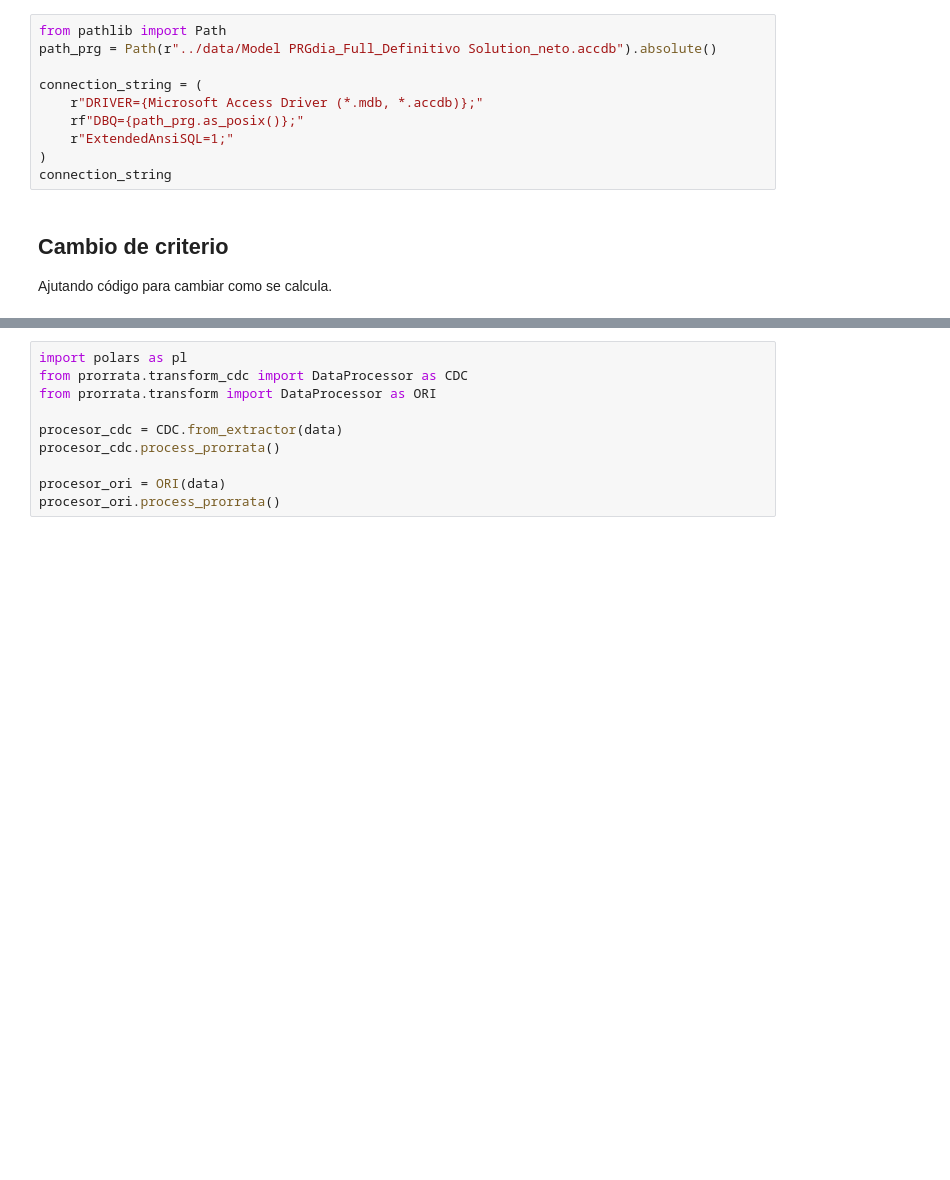
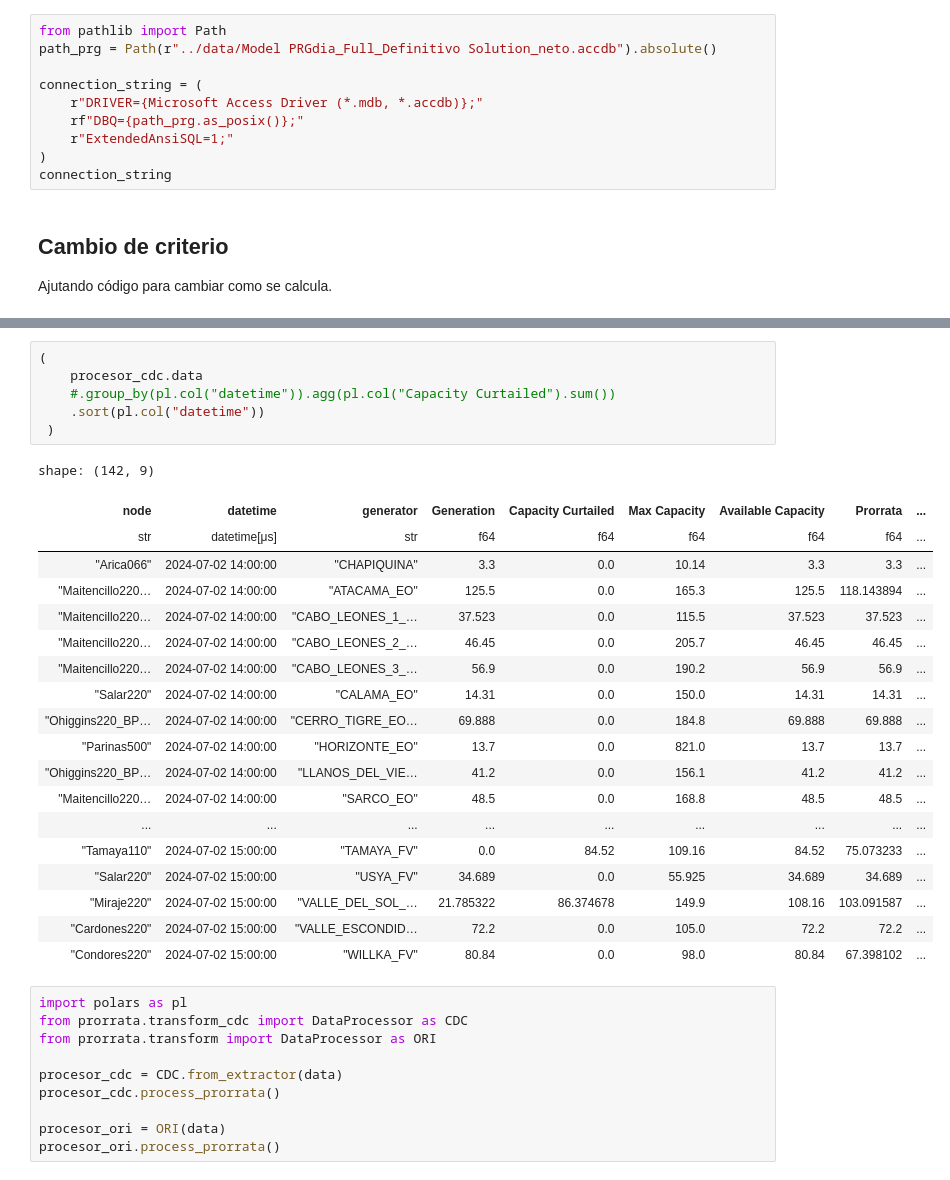
Before and after one commit to FasoCoding/ProrrataERV, a Jupyter notebook: dev/notebook.ipynb, the cells around one changed output, grey strips where cells are left out. Saved outputs shown, nothing was run; the diff lists cells and outputs as text; blank space fills up the shorter version.

```diff
--- a/dev/notebook.ipynb
+++ b/dev/notebook.ipynb
@@ -490,3 +675,29 @@ data.extract_data()
+# %%
+(
+    procesor_cdc.data
+    #.group_by(pl.col("datetime")).agg(pl.col("Capacity Curtailed").sum())
+    .sort(pl.col("datetime"))
+ )
+# %% [output]
+shape: (142, 9)
+| node | datetime | generator | Generation | Capacity Curtailed | Max Capacity | Available Capacity | Prorrata | ... |
+| str | datetime[μs] | str | f64 | f64 | f64 | f64 | f64 | ... |
+| "Arica066" | 2024-07-02 14:00:00 | "CHAPIQUINA" | 3.3 | 0.0 | 10.14 | 3.3 | 3.3 | ... |
+| "Maitencillo220… | 2024-07-02 14:00:00 | "ATACAMA_EO" | 125.5 | 0.0 | 165.3 | 125.5 | 118.143894 | ... |
+| "Maitencillo220… | 2024-07-02 14:00:00 | "CABO_LEONES_1_… | 37.523 | 0.0 | 115.5 | 37.523 | 37.523 | ... |
+| "Maitencillo220… | 2024-07-02 14:00:00 | "CABO_LEONES_2_… | 46.45 | 0.0 | 205.7 | 46.45 | 46.45 | ... |
+| "Maitencillo220… | 2024-07-02 14:00:00 | "CABO_LEONES_3_… | 56.9 | 0.0 | 190.2 | 56.9 | 56.9 | ... |
+| "Salar220" | 2024-07-02 14:00:00 | "CALAMA_EO" | 14.31 | 0.0 | 150.0 | 14.31 | 14.31 | ... |
+| "Ohiggins220_BP… | 2024-07-02 14:00:00 | "CERRO_TIGRE_EO… | 69.888 | 0.0 | 184.8 | 69.888 | 69.888 | ... |
+| "Parinas500" | 2024-07-02 14:00:00 | "HORIZONTE_EO" | 13.7 | 0.0 | 821.0 | 13.7 | 13.7 | ... |
+| "Ohiggins220_BP… | 2024-07-02 14:00:00 | "LLANOS_DEL_VIE… | 41.2 | 0.0 | 156.1 | 41.2 | 41.2 | ... |
+| "Maitencillo220… | 2024-07-02 14:00:00 | "SARCO_EO" | 48.5 | 0.0 | 168.8 | 48.5 | 48.5 | ... |
+| ... | ... | ... | ... | ... | ... | ... | ... | ... |
+| "Tamaya110" | 2024-07-02 15:00:00 | "TAMAYA_FV" | 0.0 | 84.52 | 109.16 | 84.52 | 75.073233 | ... |
+| "Salar220" | 2024-07-02 15:00:00 | "USYA_FV" | 34.689 | 0.0 | 55.925 | 34.689 | 34.689 | ... |
+| "Miraje220" | 2024-07-02 15:00:00 | "VALLE_DEL_SOL_… | 21.785322 | 86.374678 | 149.9 | 108.16 | 103.091587 | ... |
+| "Cardones220" | 2024-07-02 15:00:00 | "VALLE_ESCONDID… | 72.2 | 0.0 | 105.0 | 72.2 | 72.2 | ... |
+| "Condores220" | 2024-07-02 15:00:00 | "WILLKA_FV" | 80.84 | 0.0 | 98.0 | 80.84 | 67.398102 | ... |
 # %%
 import polars as pl
 from prorrata.transform_cdc import DataProcessor as CDC
```
Also changed, not shown: parts of 16 cells of this notebook.
